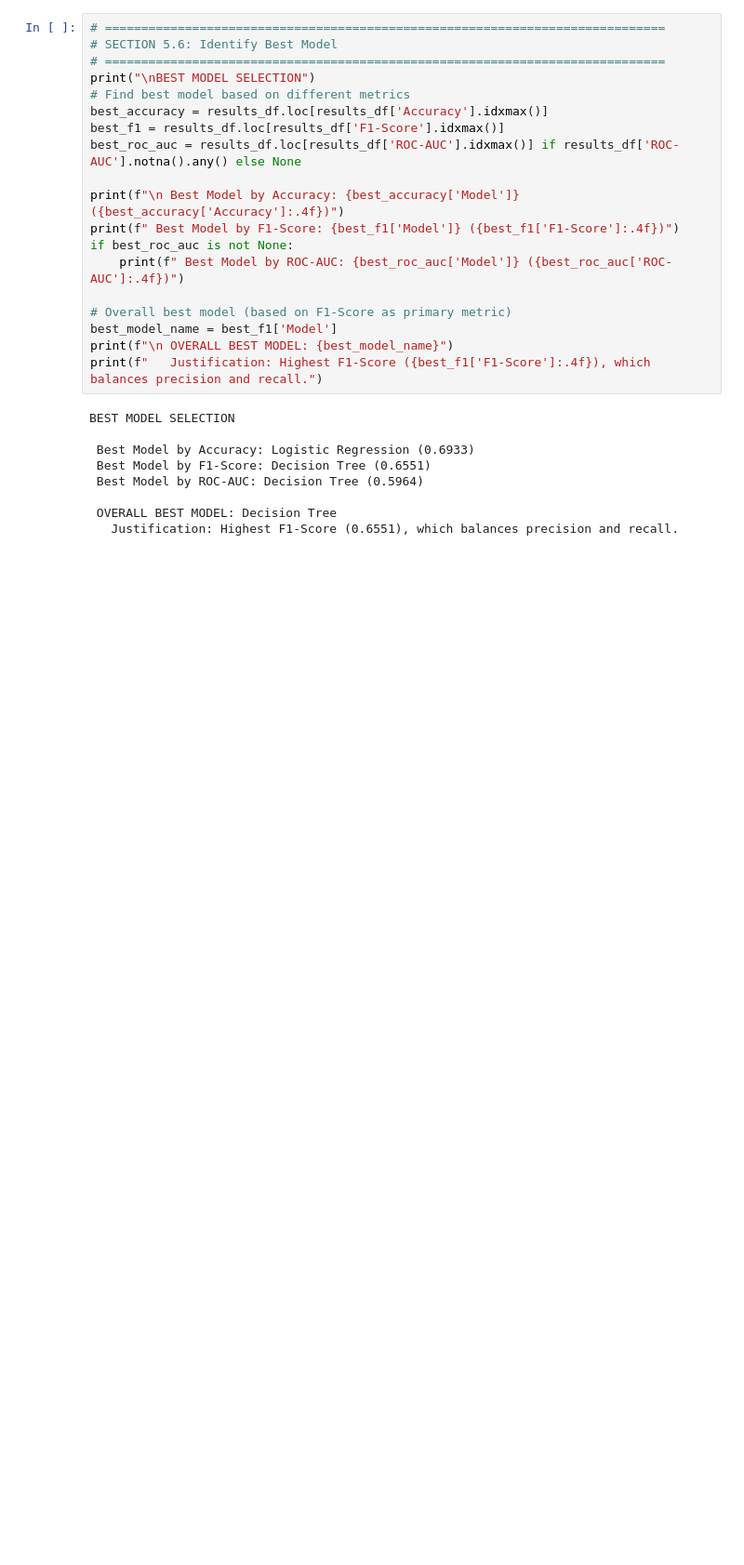
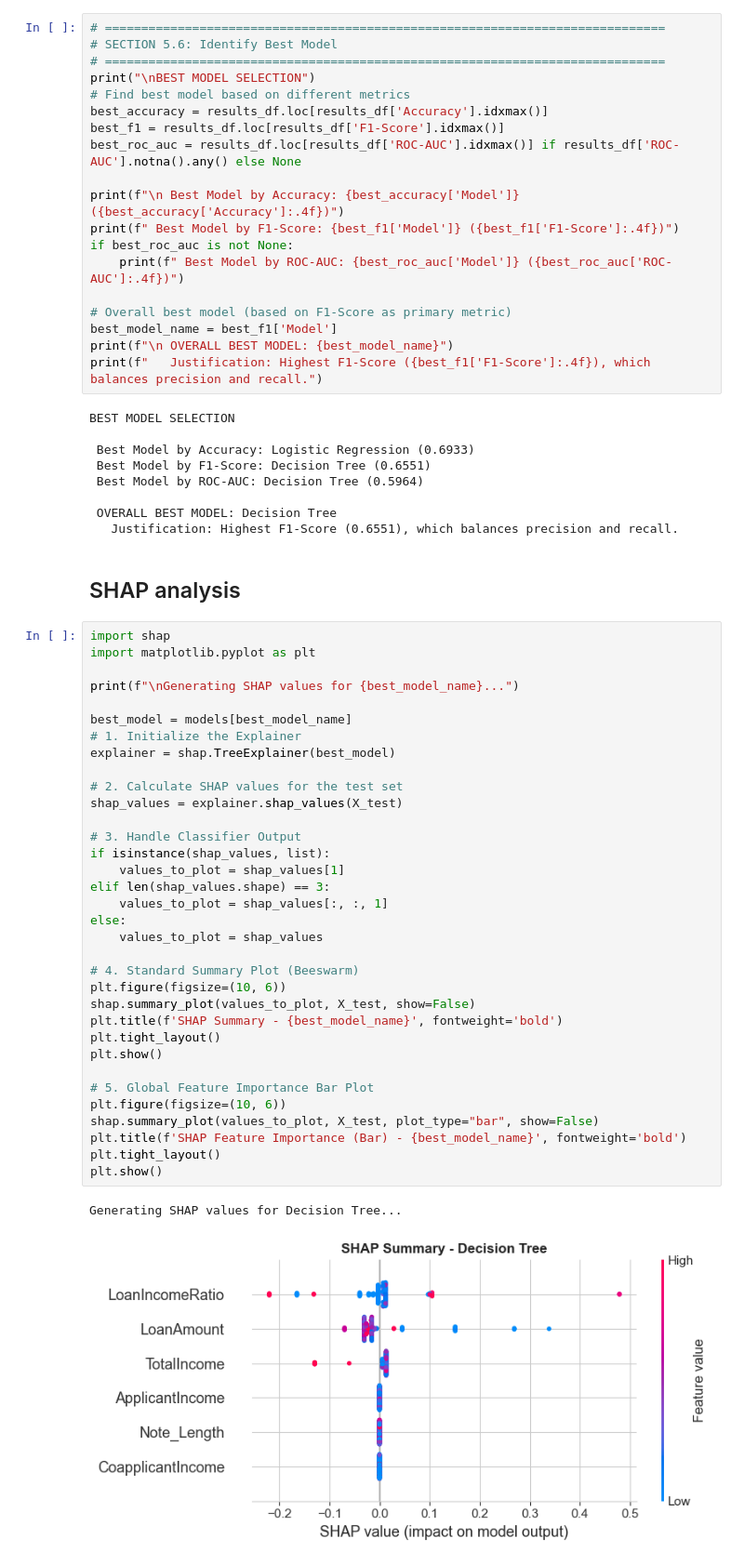
Before and after one commit to yicikek/DataMining_GP1, a Jupyter notebook: wie3007-gp1.ipynb, the cells around one changed output. Shown at 93% size. Cells and saved outputs as stored; diff of their text form; blank space fills up the shorter version.

Commit message:
feat: add SHAP analysis and Gemini LLM interpretation logic

```diff
--- a/wie3007-gp1.ipynb
+++ b/wie3007-gp1.ipynb
@@ -1404,3 +1227,42 @@ BEST MODEL SELECTION
 
  OVERALL BEST MODEL: Decision Tree
    Justification: Highest F1-Score (0.6551), which balances precision and recall.
+# %% [markdown]
+## SHAP analysis
+# %%
+import shap
+import matplotlib.pyplot as plt
+
+print(f"\nGenerating SHAP values for {best_model_name}...")
+
+best_model = models[best_model_name]
+# 1. Initialize the Explainer
+explainer = shap.TreeExplainer(best_model)
+
+# 2. Calculate SHAP values for the test set
+shap_values = explainer.shap_values(X_test)
+
+# 3. Handle Classifier Output
+if isinstance(shap_values, list):
+    values_to_plot = shap_values[1]
+elif len(shap_values.shape) == 3:
+    values_to_plot = shap_values[:, :, 1]
+else:
+    values_to_plot = shap_values
+
+# 4. Standard Summary Plot (Beeswarm)
+plt.figure(figsize=(10, 6))
+shap.summary_plot(values_to_plot, X_test, show=False)
+plt.title(f'SHAP Summary - {best_model_name}', fontweight='bold')
+plt.tight_layout()
+plt.show()
+
+# 5. Global Feature Importance Bar Plot
+plt.figure(figsize=(10, 6))
+shap.summary_plot(values_to_plot, X_test, plot_type="bar", show=False)
+plt.title(f'SHAP Feature Importance (Bar) - {best_model_name}', fontweight='bold')
+plt.tight_layout()
+plt.show()
+# %% [output]
+Generating SHAP values for Decision Tree...
+[figure, added]
```
Also changed, not shown: parts of 26 cells of this notebook, 1 other file.
